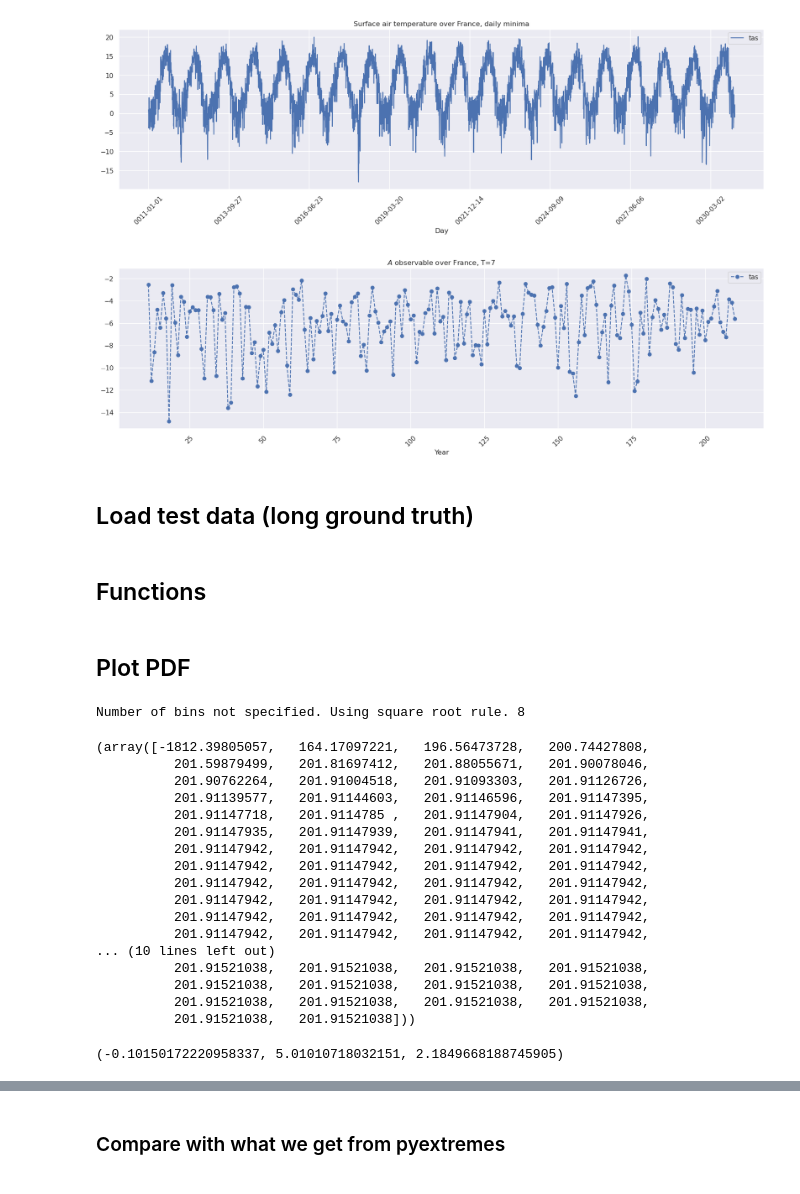
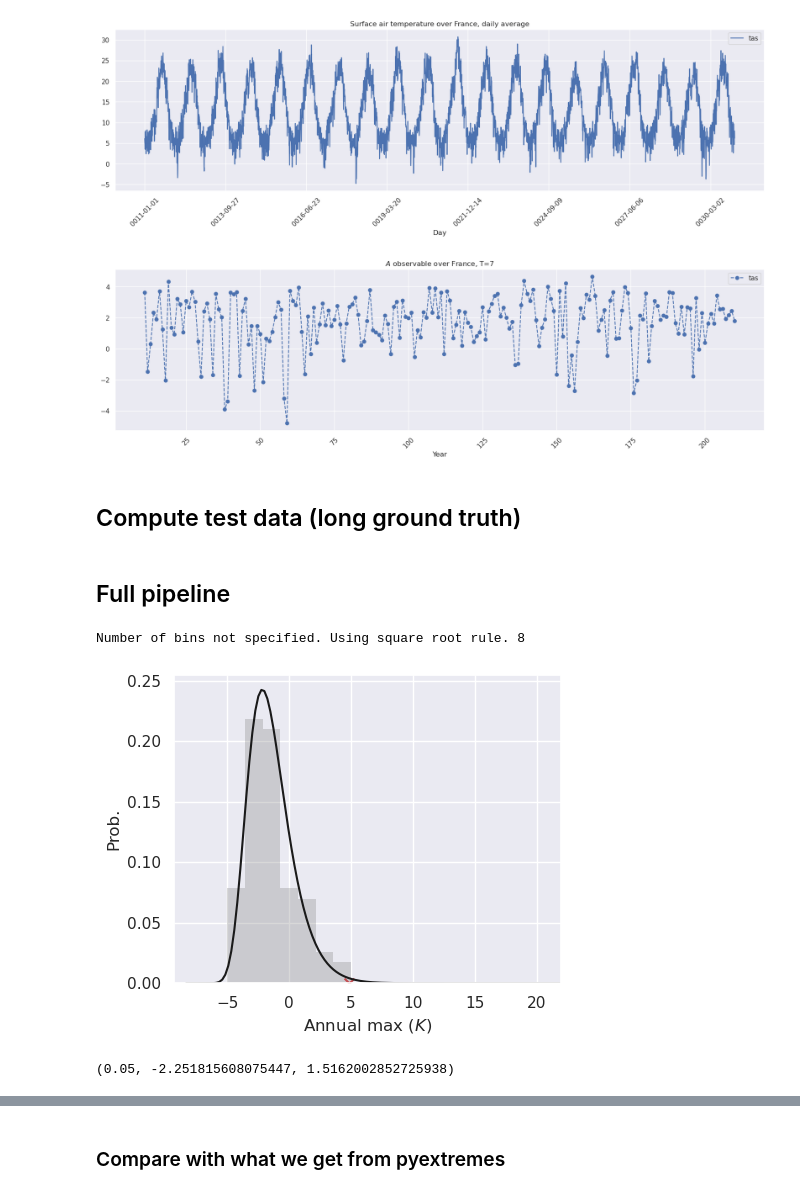
Before and after one commit to amaurylancelin/EVT_rosbypalooza, a Jupyter notebook: scripts/coldspells/gev_demo_cold.ipynb, the cells around one changed output, grey strips where cells are left out. Cells and saved outputs as stored; diff of their text form; code cells hidden in the pictures.

```diff
--- a/scripts/coldspells/gev_demo_cold.ipynb
+++ b/scripts/coldspells/gev_demo_cold.ipynb
@@ -50,6 +51,7 @@ folder_id = '1zXUQmBBQWTJ796bgdi_ZgbV3Lnwfn2tk'
 
 # Step 5: List the files in the specified folder
 folder_list = drive.ListFile({'q': f"'{folder_id}' in parents and trashed=false"}).GetList()
+folder_list_names = [file['title'] for file in folder_list]
 # for file in folder_list:
 #     print(f'title: {file["title"]}, id: {file["id"]}')
 
@@ -63,20 +65,20 @@ for file in folder_list:
 
 # in that folder 'sim0', read the file 'tas_lat.46_lon.6_spatial.2_reduce.min.csv' using pandas
 for file in sim0_file_list:
-    if file['title'] == 'tas_lat.46_lon.6_spatial.2_reduce.min.csv':
-        file.GetContentFile('tas_lat.46_lon.6_spatial.2_reduce.min.csv')
-        df_train_val = pd.read_csv('tas_lat.46_lon.6_spatial.2_reduce.min.csv', index_col=0)
+    if file['title'] == 'tas_lat.46_lon.6_spatial.2_reduce.mean.csv':
+        file.GetContentFile('tas_lat.46_lon.6_spatial.2_reduce.mean.csv')
+        df_train_val = pd.read_csv('tas_lat.46_lon.6_spatial.2_reduce.mean.csv', index_col=0)
 # %%
 fig, ax = plt.subplots(figsize=(20, 5))
 # print time series of df for the first 10 years
 (df_train_val - 273.15).iloc[:20*365].plot(ax=ax)
 # change orientation of x-axis labels
 plt.xticks(rotation=45)
 # add title
-plt.title('Surface air temperature over France, daily minima')
+plt.title('Surface air temperature over France, daily average')
 plt.show()
 # %% [output]
-[figure, old version]
+[figure, new version]
 # %%
 def preprocess(df, T=7):
     # convert the index to pandas.period
@@ -103,9 +107,9 @@ plt.xticks(rotation=45)
 plt.title(r'$A$'+ f' observable over France, T={T}')
 plt.show()
 # %% [output]
-[figure, old version]
+[figure, new version]
 # %% [markdown]
-## Load test data (long ground truth)
+## Compute test data (long ground truth)
 # %%
 # for every folder in folder_list, read the file 'tas_lat.46_lon.6_spatial.2_reduce.min.csv' using pandas and finally concatenate all the dataframes
 dfs = []
@@ -132,2 +133,0 @@ A_test = pd.read_csv(f'/glade/work/alancelin/EVT_rossbypalooza/scripts/coldspell
-# %% [markdown]
-## Functions
@@ -218,2 +134,2 @@ Xr_lb, Xr_ub = load_return_period_bnds(
 # %% [markdown]
-## Plot PDF
+## Full pipeline
@@ -252,44 +177,43 @@ elif model_type == "gp":
 # X = load_prepped_data(model_type=model_type, thresh=thresh)
 
 ## Empirical PDF (normalized histogram)
-pdf_empirical, bin_edges = get_empirical_pdf(X)
+pdf_empirical, bin_edges = get_empirical_pdf(X)  #bin_edges = np.linspace(np.floor(X.min()), np.ceil(X.max()+20), np.sqrt(len(X)).astype(int)))
 
 ## Empirical return period
 tr_empirical, Xr_empirical = get_empirical_return_period(X)
 
 ## Fit model and get return levels
-bounds = dict(c=[-5, 5], loc=[-5, 15], scale=[0, 10])
 model = fit_model(X, model_class, bounds)
 Xr, tr = get_return_levels(model)
 
 ## Compute confidence interval
 import datetime
-# format_date = datetime.datetime.now().strftime("%Y-%m-%d_%H:%M:%S")
+format_date = datetime.datetime.now().strftime("%Y-%m-%d_%H:%M:%S")
 bounds_fp = f"scripts/coldspells/bounds/{model_type}_T{T}_{format_date}_bounds.pkl"
 Xr_lb, Xr_ub = load_return_period_bnds(
-    X, model_class=model_class, n_samples=1000, save_fp=bounds_fp, bounds=bounds
+    X, model_class=model_class, n_samples=30, save_fp=bounds_fp, bounds=bounds
 )
-Xr_lb, Xr_ub
+# Xr_lb, Xr_ub
+
+
+## test points to plot curve
+X_plot = np.linspace(X.min()-4, 40, 200)
+## setup plot
+fig, ax = plt.subplots(figsize=(5, 4))
+## plot empirical pdf
+ax.stairs(pdf_empirical, edges=bin_edges, color="gray", fill=True, alpha=0.3)
+# plot distribution fit
+ax.plot(X_plot, model.pdf(X_plot), c="k")
+## plot max value
+ax.scatter(X.max(), 0, marker="x", c="r", s=50)
+## label
+ax.set_xlabel(r"Annual max ($K$)")
+ax.set_ylabel("Prob.")
+ax.set_xlim(X.min()-5, 22)
+
+plt.show()
+print(model.args)
 # %% [output]
 Number of bins not specified. Using square root rule. 8
+[figure, added]
-(array([-1812.39805057,   164.17097221,   196.56473728,   200.74427808,
-          201.59879499,   201.81697412,   201.88055671,   201.90078046,
-          201.90762264,   201.91004518,   201.91093303,   201.91126726,
-          201.91139577,   201.91144603,   201.91146596,   201.91147395,
-          201.91147718,   201.9114785 ,   201.91147904,   201.91147926,
-          201.91147935,   201.91147939,   201.91147941,   201.91147941,
-          201.91147942,   201.91147942,   201.91147942,   201.91147942,
-          201.91147942,   201.91147942,   201.91147942,   201.91147942,
-          201.91147942,   201.91147942,   201.91147942,   201.91147942,
-          201.91147942,   201.91147942,   201.91147942,   201.91147942,
-          201.91147942,   201.91147942,   201.91147942,   201.91147942,
-          201.91147942,   201.91147942,   201.91147942,   201.91147942,
-... (10 lines left out)
-          201.91521038,   201.91521038,   201.91521038,   201.91521038,
-          201.91521038,   201.91521038,   201.91521038,   201.91521038,
-          201.91521038,   201.91521038,   201.91521038,   201.91521038,
-          201.91521038,   201.91521038]))
+(0.05, -2.251815608075447, 1.5162002852725938)
-# %%
-model.args
-# %% [output]
-(-0.10150172220958337, 5.01010718032151, 2.1849668188745905)
```
Also changed, not shown: parts of 24 cells of this notebook, 20 other files.
